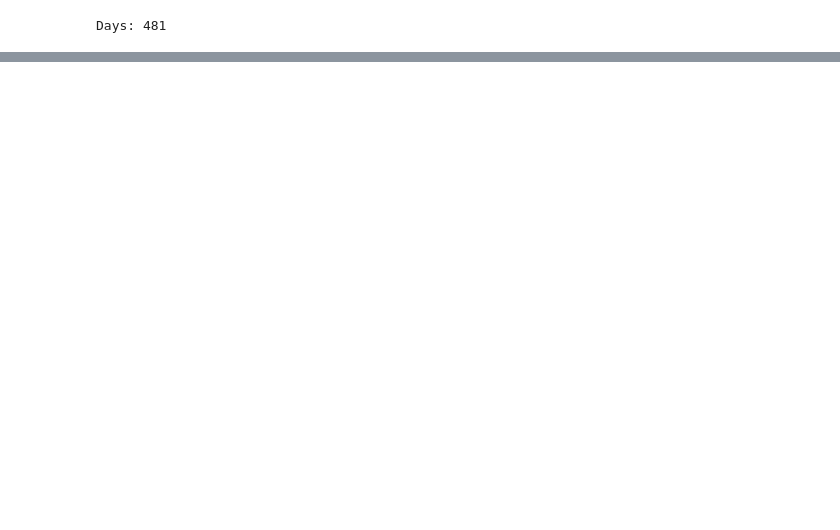
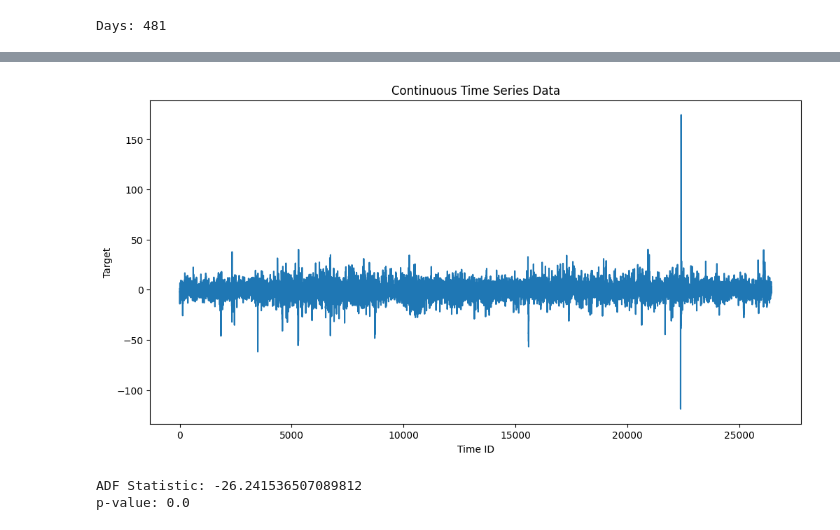
Before and after one commit to UNT-CSCE-Projects/US_stock_market_prediction, a Jupyter notebook: Optiver_stock_closing_price.ipynb, the cells around one changed output, grey strips where cells are left out. Cells and saved outputs as stored; diff of their text form; code cells hidden in the pictures; blank space fills up the shorter version.

```diff
--- a/Optiver_stock_closing_price.ipynb
+++ b/Optiver_stock_closing_price.ipynb
@@ -215,0 +298,10 @@ stock_52.head()
+# %%
+# Visualize the data
+plt.figure(figsize=(12, 6))
+plt.plot(stock_52['time_id'], stock_52['target'])
+plt.title('Continuous Time Series Data')
+plt.xlabel('Time ID')
+plt.ylabel('Target')
+plt.show()
+# %% [output]
+[figure, added]
@@ -215,0 +315,8 @@ stock_52.head()
+# %%
+# Check Stationarity (Dickey-Fuller test)
+result = adfuller(stock_52['target'])
+print(f'ADF Statistic: {result[0]}')
+print(f'p-value: {result[1]}')
+# %% [output]
+ADF Statistic: -26.241536507089812
+p-value: 0.0
```
Also changed, not shown: parts of 13 cells of this notebook.
